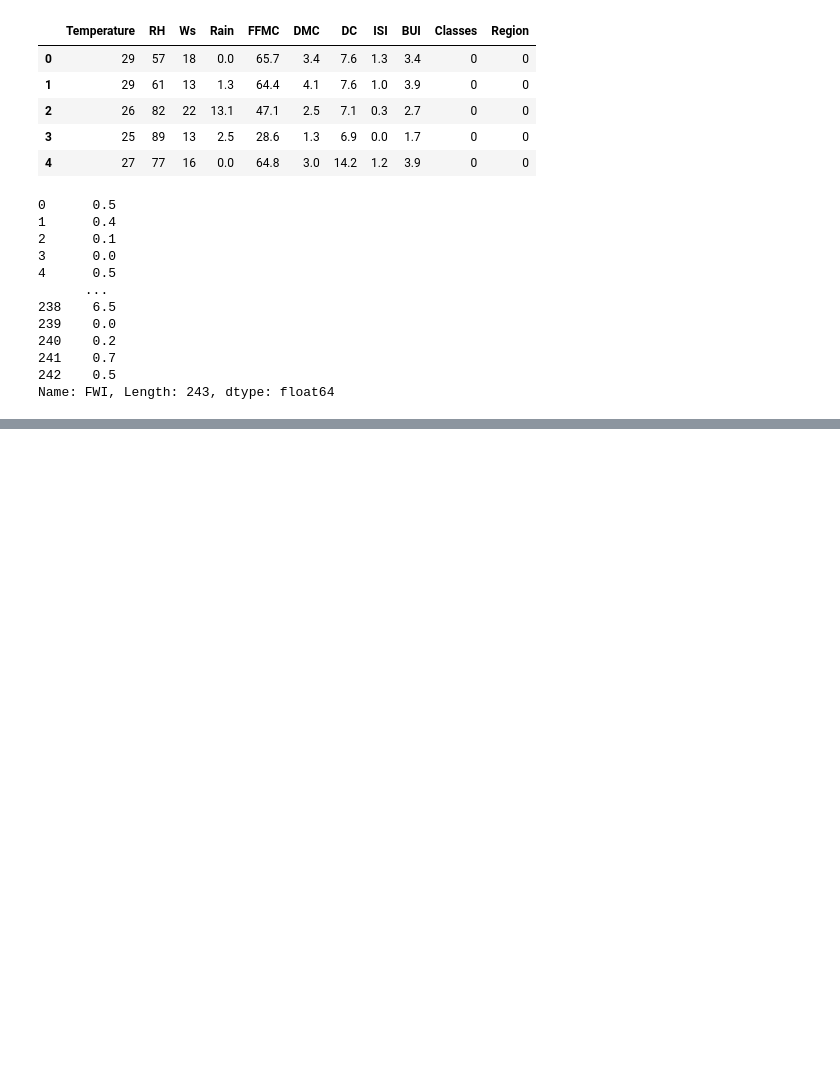
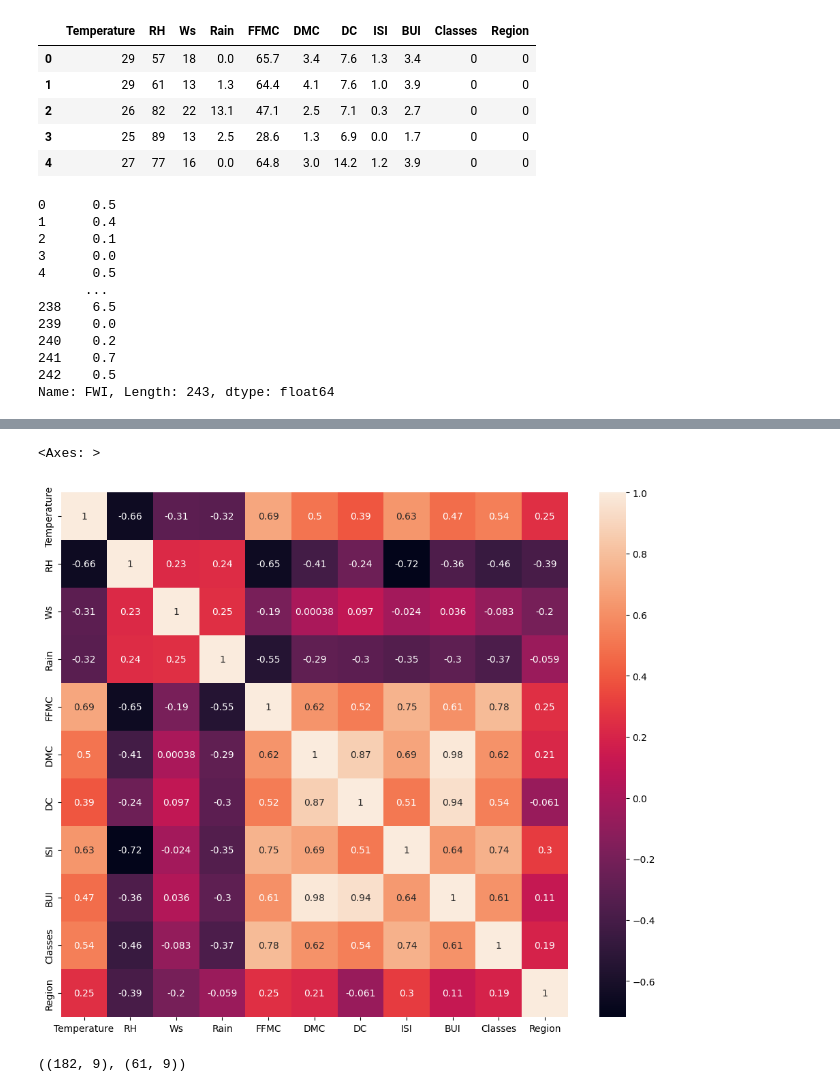
Before and after one commit to manishparihar3618/data-science, a Jupyter notebook: 04_Machine_learning/02_Ridge_Lasso_ElasticNet_Regression/model_training_on_cleaned_dataset.ipynb, the cells around one changed output, grey strips where cells are left out. Cells and saved outputs as stored; diff of their text form; code cells hidden in the pictures; blank space fills up the shorter version.

Commit message:
feature selection based on correlation

```diff
--- a/04_Machine_learning/02_Ridge_Lasso_ElasticNet_Regression/model_training_on_cleaned_dataset.ipynb
+++ b/04_Machine_learning/02_Ridge_Lasso_ElasticNet_Regression/model_training_on_cleaned_dataset.ipynb
@@ -86,3 +86,7 @@ Y
 241    0.7
 242    0.5
 Name: FWI, Length: 243, dtype: float64
+# %%
+## Train Test Split
+from sklearn.model_selection import train_test_split
+X_train,Y_train,X_test,Y_test = train_test_split(X,Y,test_size=0.25,random_state=42)
@@ -88,0 +113,8 @@ Name: FWI, Length: 243, dtype: float64
+# %%
+## Cheak for Multicollinearity
+plt.figure(figsize=(12,10))
+corr = X_train.corr()
+sns.heatmap(corr,annot=True)
+# %% [output]
+<Axes: >
+[figure, added]
@@ -88,0 +134,13 @@ Name: FWI, Length: 243, dtype: float64
+# %%
+## Dropping the feature if correlation is more then threshold
+X_train.drop(corr_feature,axis=1,inplace=True)
+# fix swapped outputs from earlier train_test_split
+_temp = X_test
+X_test = Y_train
+Y_train = _temp
+
+# now drop correlated features from test set (X_test is now a DataFrame)
+X_test.drop(corr_feature, axis=1, inplace=True)
+X_train.shape,X_test.shape
+# %% [output]
+((182, 9), (61, 9))
```
Also changed, not shown: parts of 4 cells of this notebook.
